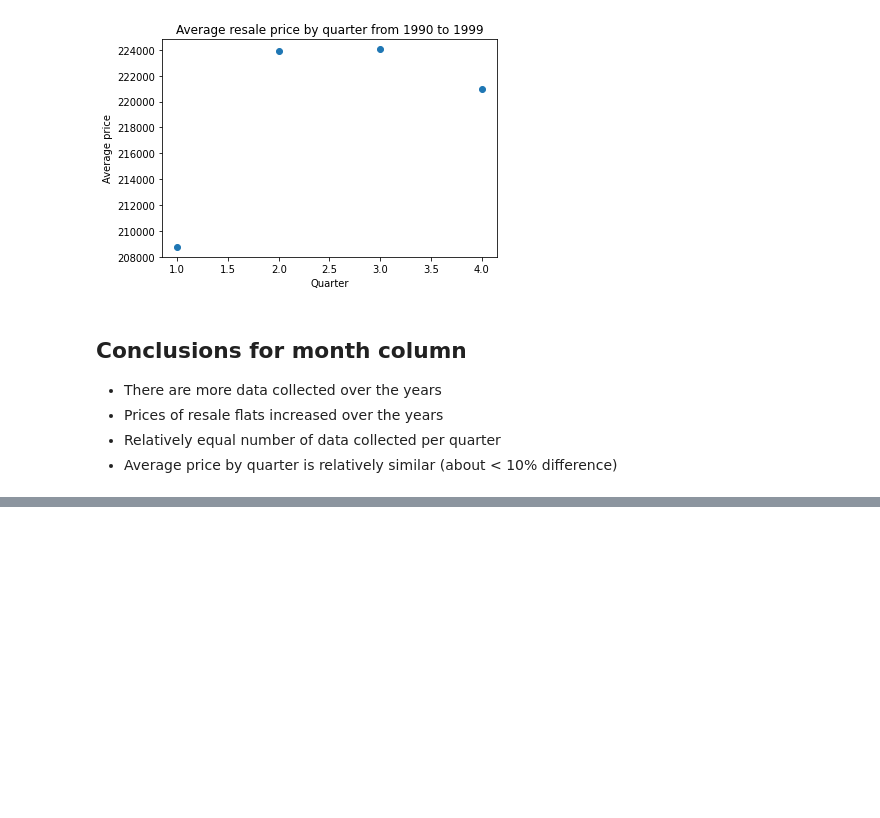
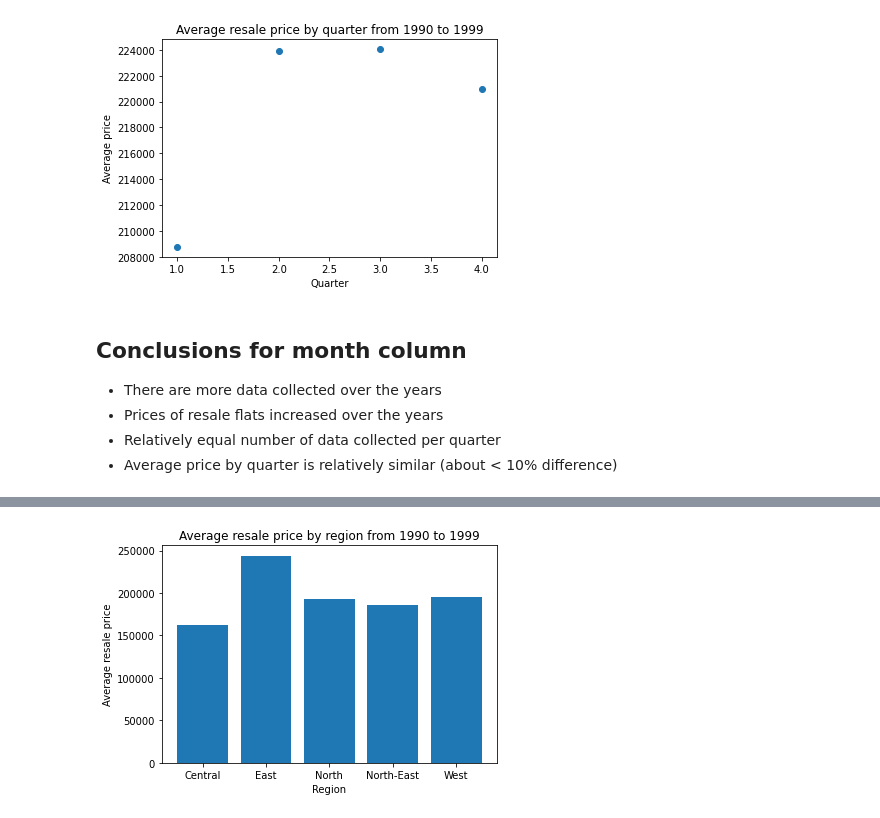
Before and after one commit to Zheng-Xuan/Singapore-resale-flat-price-prediction, a Jupyter notebook: EDA.ipynb, the cells around one changed output, grey strips where cells are left out. Saved outputs shown, nothing was run; the diff lists cells and outputs as text; code cells hidden in the pictures; blank space fills up the shorter version.

```diff
--- a/EDA.ipynb
+++ b/EDA.ipynb
@@ -156,0 +262,12 @@ plt.show()
+# %%
+# Show price distribution by region
+
+avg_prices_by_region = df_town.groupby(['region'])['resale_price'].median()
+
+plt.bar(avg_prices_by_region.index, avg_prices_by_region.values)
+plt.xlabel('Region')
+plt.ylabel('Average resale price')
+plt.title('Average resale price by region from 1990 to 1999')
+plt.show()
+# %% [output]
+[figure, added]
```
Also changed, not shown: parts of 11 cells of this notebook, 1 other file.
